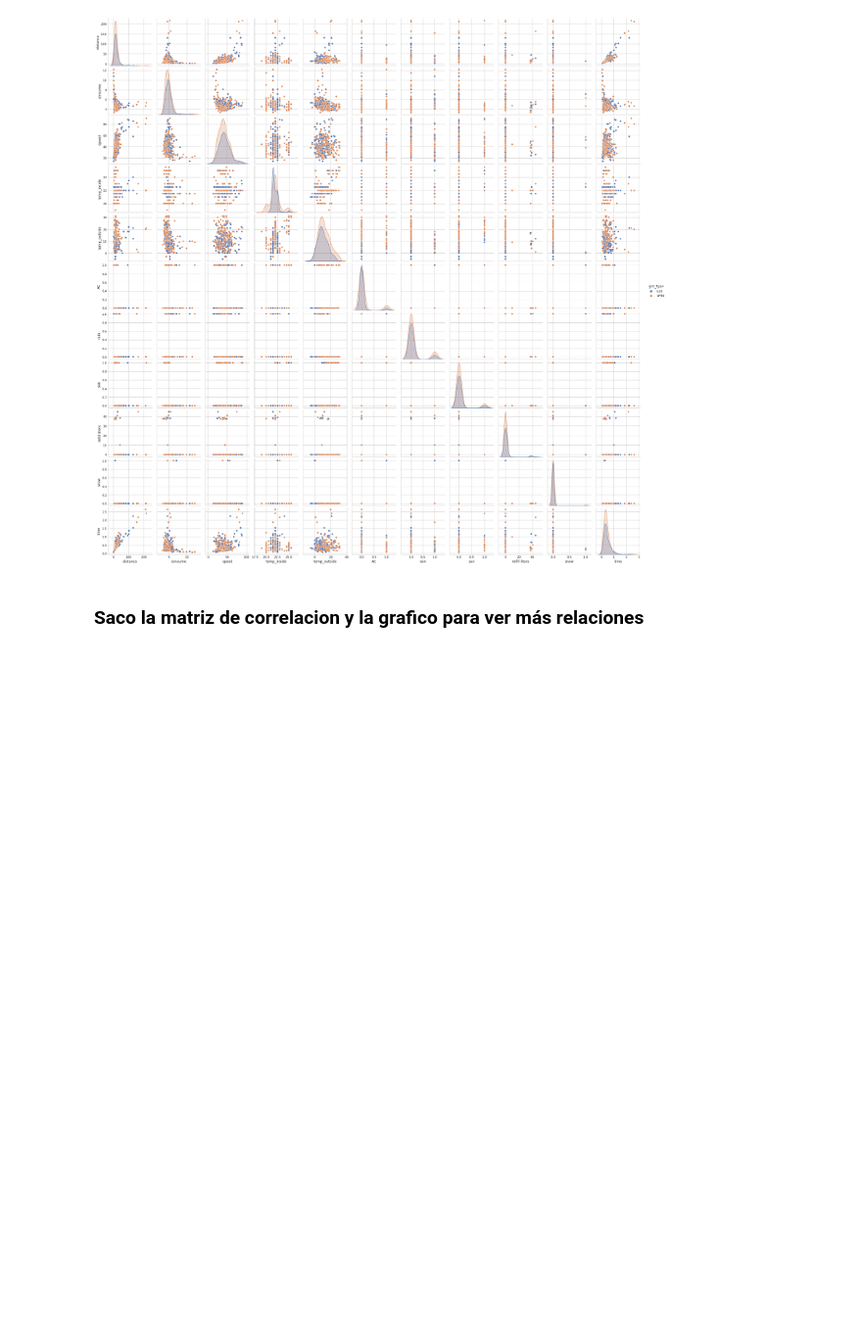
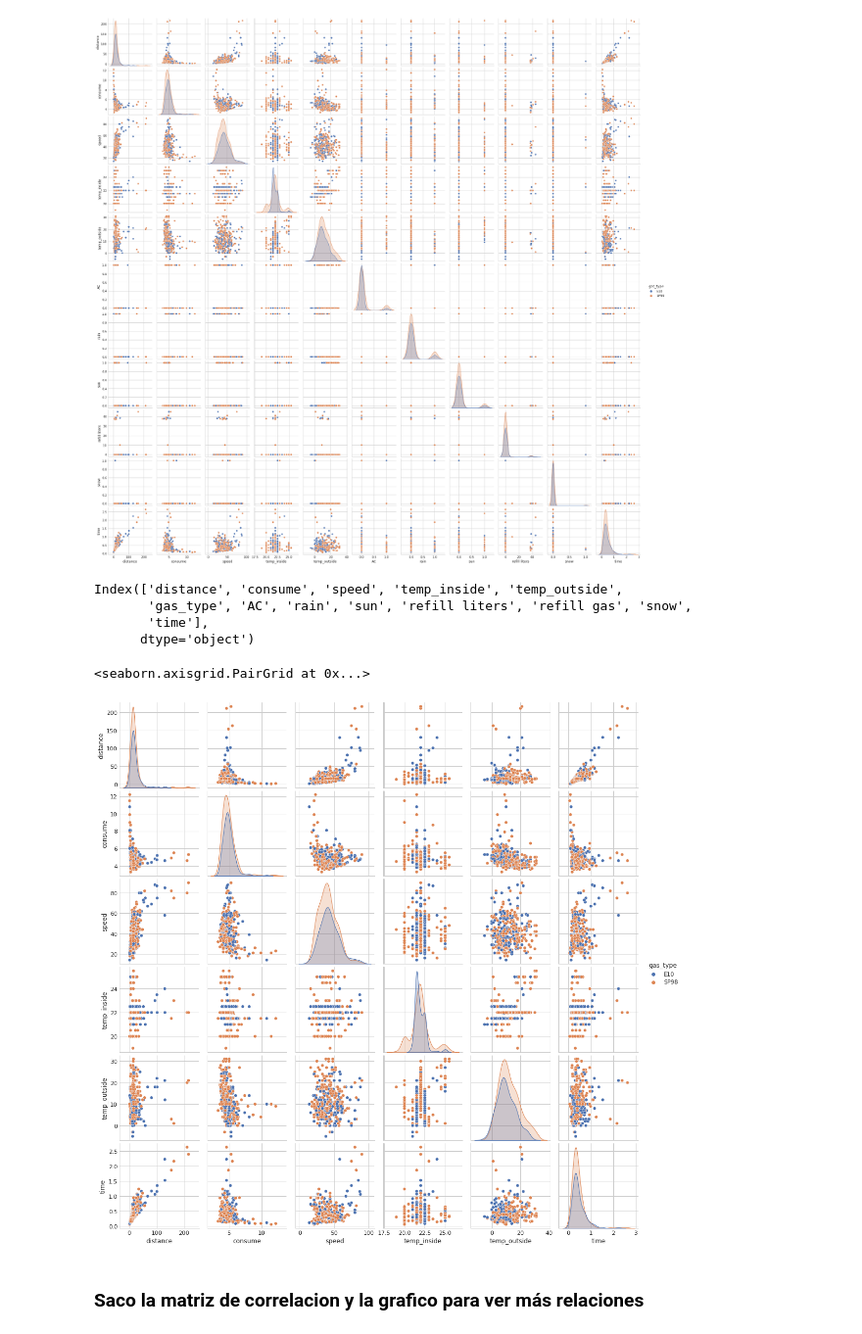
Before and after one commit to VictorRodriguezIronhack/reto_data, a Jupyter notebook: 2-Visualizacion.ipynb, the cells around one changed output. Shown at 98% size. Drawn from its saved outputs; the diff is of its cells as text; code cells hidden in the pictures; blank space fills up the shorter version.

```diff
--- a/2-Visualizacion.ipynb
+++ b/2-Visualizacion.ipynb
@@ -49,6 +51,20 @@ sns.pairplot(df, hue="gas_type")
 # %% [output]
 <seaborn.axisgrid.PairGrid at 0x...>
 [figure]
+# %%
+df.columns
+# %% [output]
+Index(['distance', 'consume', 'speed', 'temp_inside', 'temp_outside',
+       'gas_type', 'AC', 'rain', 'sun', 'refill liters', 'refill gas', 'snow',
+       'time'],
+      dtype='object')
+# %%
+df_scater = df[['distance', 'consume', 'speed', 'temp_inside', 'temp_outside','time', 'gas_type']]
+# %%
+sns.pairplot(df_scater, hue="gas_type")
+# %% [output]
+<seaborn.axisgrid.PairGrid at 0x...>
+[figure, added]
 # %% [markdown]
 ### Saco la matriz de correlacion y la grafico para ver más relaciones
 # %%
```
Also changed, not shown: parts of 62 cells of this notebook, 5 other files.
